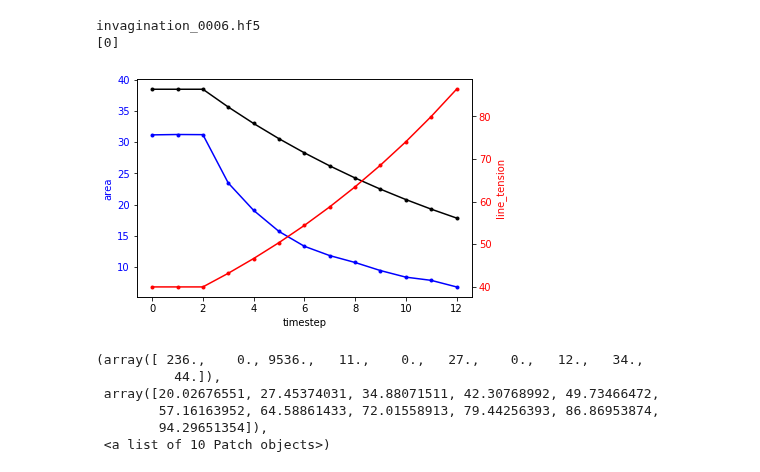
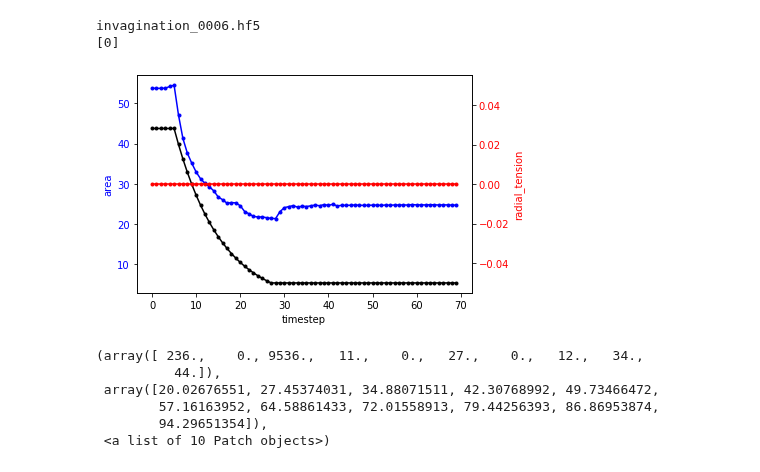
Before and after one commit to suzannelab/polarity, a Jupyter notebook: notebooks/QSSolver-Visualisation.ipynb, the cells around one changed output. Saved outputs shown, nothing was run; the diff lists cells and outputs as text; code cells hidden in the pictures.

```diff
--- a/notebooks/QSSolver-Visualisation.ipynb
+++ b/notebooks/QSSolver-Visualisation.ipynb
@@ -186,7 +186,7 @@ def draw_specs(sheet):
     }
     return specs
 # %%
-SIM_DIR = Path('/home/admin-suz/Documents/Simulations/20191004-QSSolver-Polarized_Clone_whith_decrease_15_length_elasticity_apical_only')
+SIM_DIR = Path('/home/admin-suz/Documents/Simulations/20191004-QSSolver-Polarized_Clone_whith_decrease_15_length_elasticity_with_ab_force')
 dirname = SIM_DIR/'1.08_shrink_1.08_constriction_60.0_radialtension0/'
 from tyssue.utils import get_next
 
@@ -595,7 +604,7 @@ sheet.settings['lumen_vol'] = 1589082.17255885
 sheet.settings['lumen_prefered_vol'] = 1655117.87836963
 sheet.edge_df[stress]=edge_projected_stress(sheet, model)
 # %%
-SIM_DIR = Path('/home/admin-suz/Documents/Simulations/20191002-QSSolver-Homogenous_Clone')
+SIM_DIR = Path('/home/admin-suz/Documents/Simulations/20191004-QSSolver-Polarized_Clone_whith_decrease_50_length_elasticity_with_ab_force')
 dirname = SIM_DIR/'1.08_shrink_1.08_constriction_60.0_radialtension0/'
 def open_sheet(dirname, t, data_names=['vert', 'edge', 'face', 'cell']):
     """Open hdf5 file
@@ -623,40 +632,42 @@ sheet = open_sheet(dirname,0)
 area = []
 prefered = []
 line_tension=[]
+fab=[]
 for t in range(0, 200):
 
     try:
-        id_ = 1491
+        id_ = 330
         sheet = open_sheet(dirname, t)
         area.append(sheet.face_df[sheet.face_df.id == id_].area.values[0])
         prefered.append(sheet.face_df[sheet.face_df.id == id_].prefered_area.values[0])
         index = sheet.face_df[sheet.face_df.id == id_].index.values[0]
         line_tension.append(sheet.edge_df[sheet.edge_df.face == index].line_tension.unique()[0].max())
+        fab.append(sheet.face_df[sheet.face_df.id == id_].radial_tension.values[0])
     except Exception:
         pass
 # %%
 fig, ax1 = plt.subplots()
 t = np.arange(0.01, 10.0, 0.01)
 s1 = np.exp(t)
 ax1.plot(area, 'b.-')
 ax1.plot(prefered, 'k.-')
 ax1.set_xlabel('timestep')
 # Make the y-axis label and tick labels match the line color.
 ax1.set_ylabel('area', color='b')
 for tl in ax1.get_yticklabels():
     tl.set_color('b')
 
 
 ax2 = ax1.twinx()
 s2 = np.sin(2*np.pi*t)
-ax2.plot(line_tension,  'r.-')
-ax2.set_ylabel('line_tension', color='r')
+ax2.plot(fab,  'r.-')
+ax2.set_ylabel('radial_tension', color='r')
 for tl in ax2.get_yticklabels():
     tl.set_color('r')
 #plt.savefig('ShareAxes.png')
 plt.show()
 # %% [output]
-[figure, old version]
+[figure, new version]
 # %%
 plt.hist(sheet.edge_df.line_tension)
 # %% [output]
```
Also changed, not shown: parts of 2 cells of this notebook, 3 other files.
